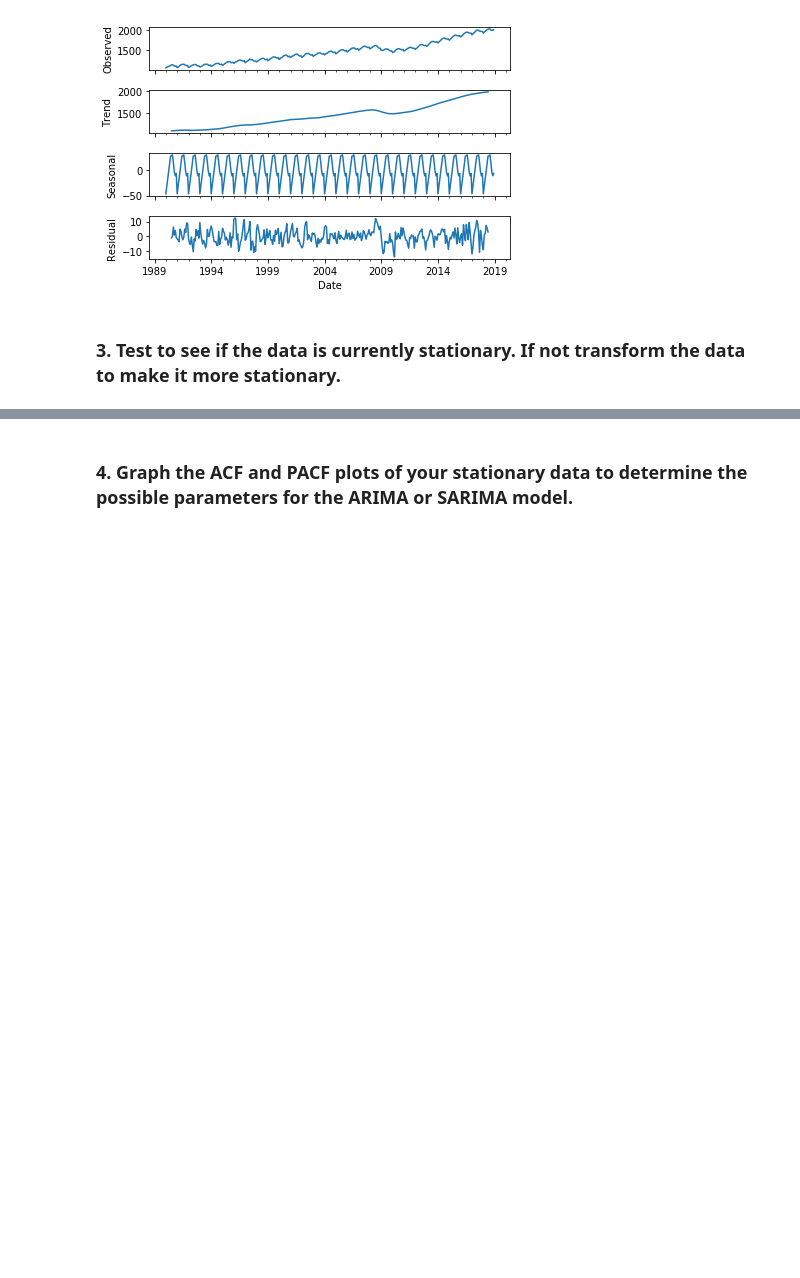
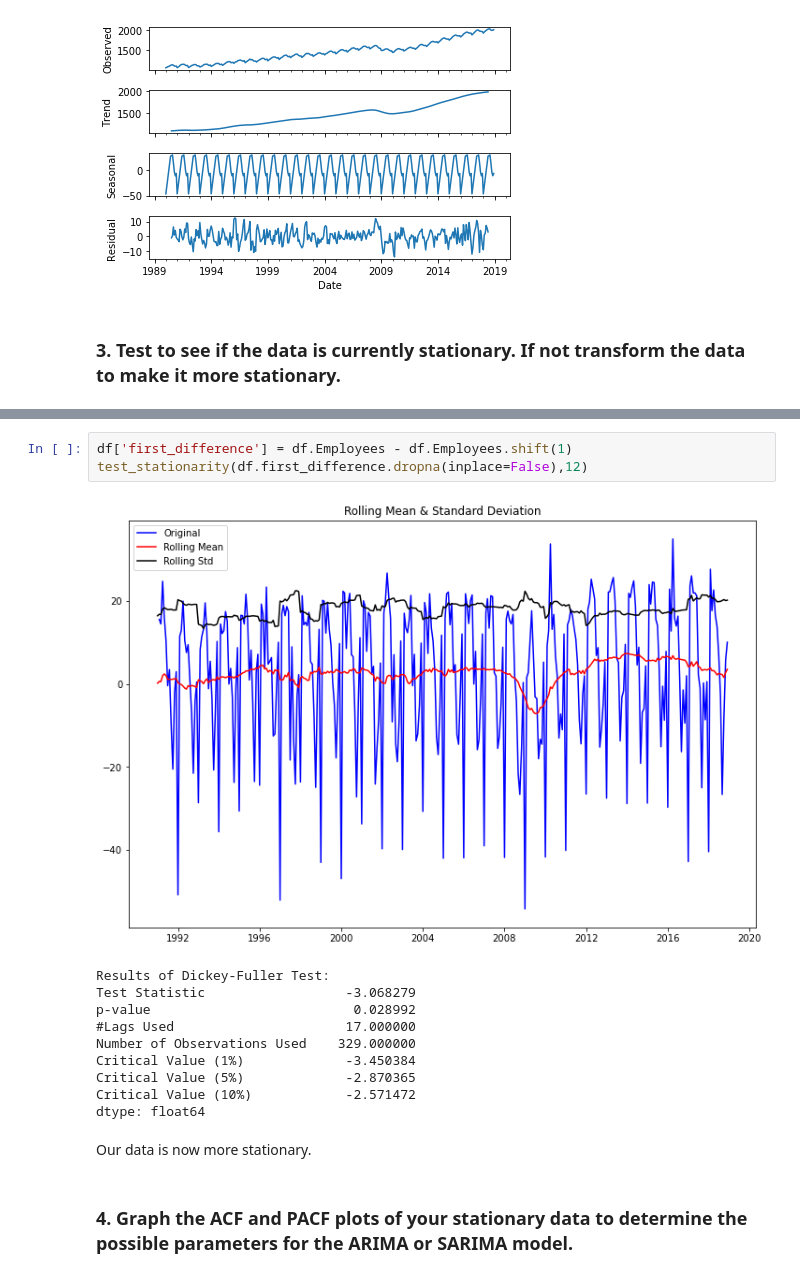
Before and after one commit to zachagreenberg/nyc-dc-ds-020121, a Jupyter notebook: Phase_4/Time_Series_SAW/Time-Series-Exercises.ipynb, the cells around one changed output, grey strips where cells are left out. Cells and saved outputs as stored; diff of their text form; blank space fills up the shorter version.

```diff
--- a/Phase_4/Time_Series_SAW/Time-Series-Exercises.ipynb
+++ b/Phase_4/Time_Series_SAW/Time-Series-Exercises.ipynb
@@ -56,3 +139,19 @@ Use an 'additive' model.
+# %%
+df['first_difference'] = df.Employees - df.Employees.shift(1)
+test_stationarity(df.first_difference.dropna(inplace=False),12)
+# %% [output]
+[figure, added]
+Results of Dickey-Fuller Test:
+Test Statistic                  -3.068279
+p-value                          0.028992
+#Lags Used                      17.000000
+Number of Observations Used    329.000000
+Critical Value (1%)             -3.450384
+Critical Value (5%)             -2.870365
+Critical Value (10%)            -2.571472
+dtype: float64
+# %% [markdown]
+Our data is now more stationary.
 # %% [markdown]
 
 ### 4. Graph the ACF and PACF plots of your stationary data to determine the possible parameters for the ARIMA or SARIMA model.
```
Also changed, not shown: parts of 11 cells of this notebook, 10 other files.
